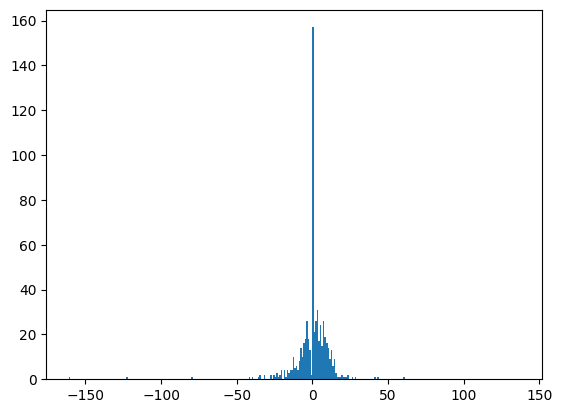
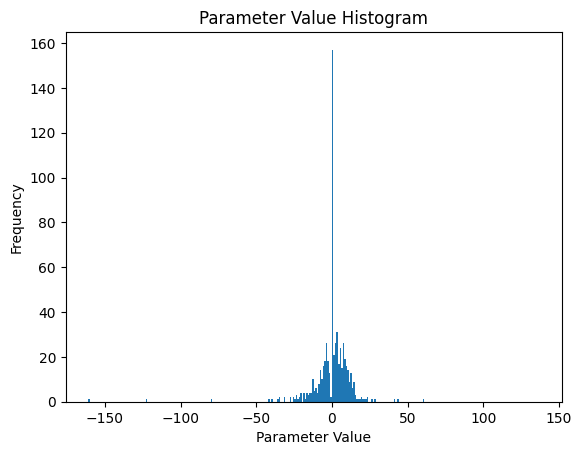
The notebook cell's code change between the first figure and the second:
--- before
+++ after
@@ -2,3 +2,6 @@
 for param in model.parameters(): params.extend(param.flatten().tolist())
 plt.hist(params, bins=np.arange(floor(min(params)), ceil(max(params)), 1))
+plt.title('Parameter Value Histogram')
+plt.xlabel('Parameter Value')
+plt.ylabel('Frequency')
 print()

Commit: pareto frontier calc